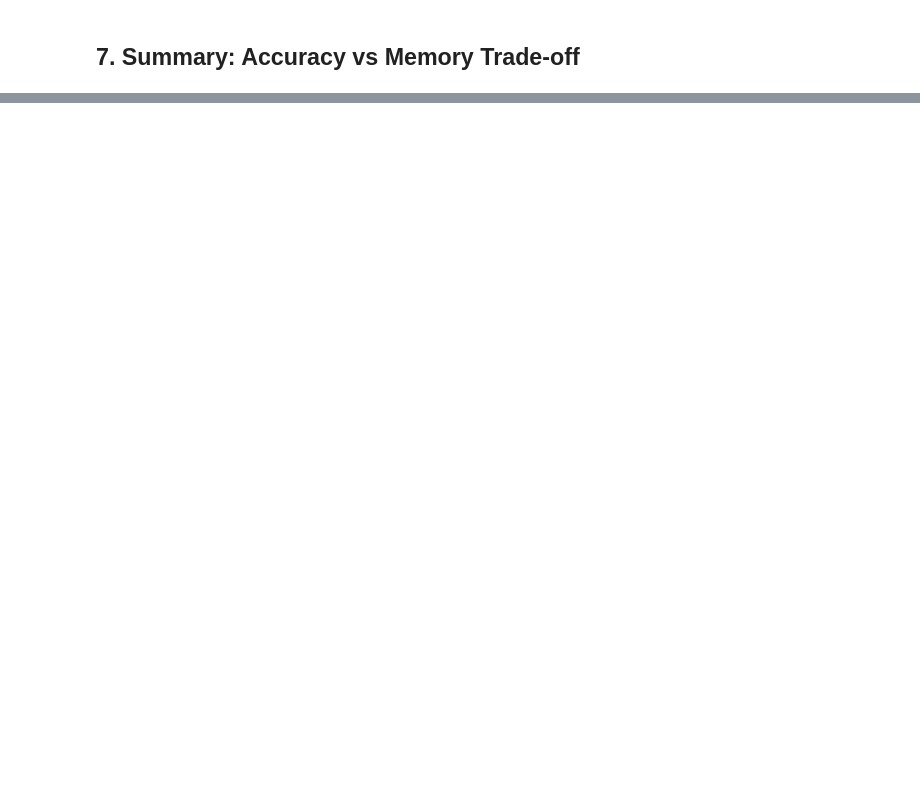
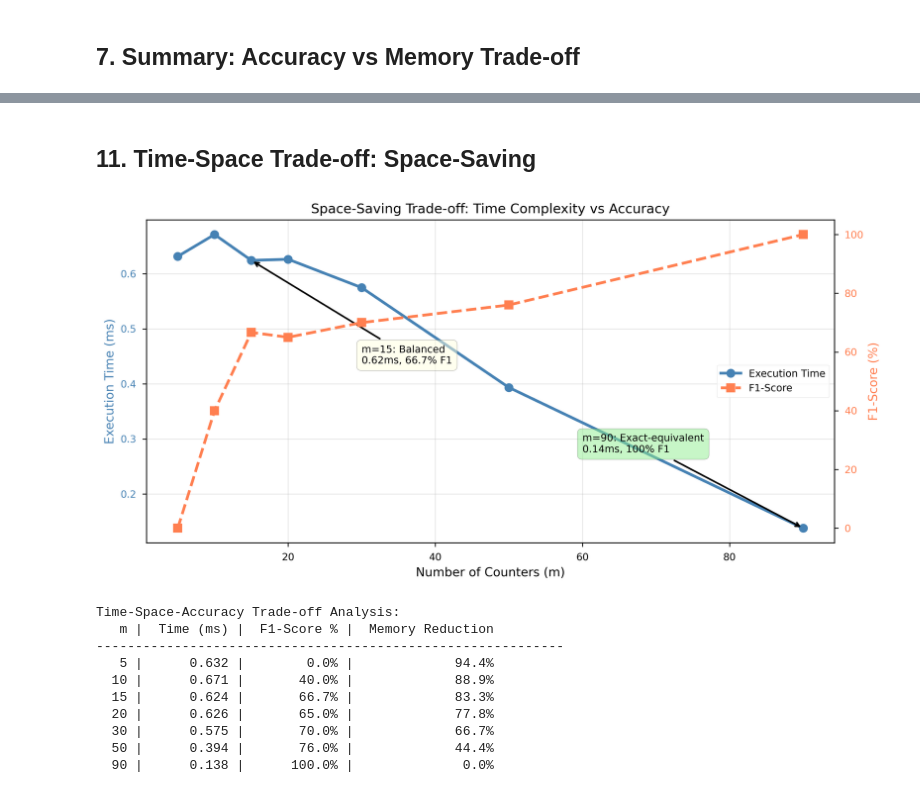
Before and after one commit to spraxx/data-stream-frequency-analysis, a Jupyter notebook: visualizations.ipynb, the cells around one changed output, grey strips where cells are left out. Cells and saved outputs as stored; diff of their text form; code cells hidden in the pictures; blank space fills up the shorter version.

```diff
--- a/visualizations.ipynb
+++ b/visualizations.ipynb
@@ -433,0 +584,74 @@ Error:
+# %% [markdown]
+## 11. Time-Space Trade-off: Space-Saving
+# %%
+# Extract Space-Saving data
+ss_exec_data = exec_times[exec_times['algorithm'].str.contains('Space-Saving')].copy()
+ss_exec_data['m_value'] = ss_exec_data['algorithm'].str.extract(r'm=(\d+)').astype(int)
+
+# Merge with performance data
+merged = pd.merge(ss_exec_data, ss_performance, left_on='m_value', right_on='top_k')
+
+# Create dual-axis plot
+fig, ax1 = plt.subplots(figsize=(10, 5))
+
+# Plot execution time on left axis
+color_time = 'steelblue'
+ax1.set_xlabel('Number of Counters (m)')
+ax1.set_ylabel('Execution Time (ms)', color=color_time)
+line1 = ax1.plot(merged['m_value'], merged['mean_time_ms'],
+                  linewidth=2.5, color=color_time, marker='o', markersize=8,
+                  label='Execution Time')
+ax1.tick_params(axis='y', labelcolor=color_time)
+ax1.grid(alpha=0.3)
+
+# Plot F1-score on right axis
+ax2 = ax1.twinx()
+color_accuracy = 'coral'
+ax2.set_ylabel('F1-Score (%)', color=color_accuracy)
+line2 = ax2.plot(merged['m_value'], merged['f1_score_pct'],
+                  linewidth=2.5, color=color_accuracy, marker='s', markersize=8,
+                  linestyle='--', label='F1-Score')
+ax2.tick_params(axis='y', labelcolor=color_accuracy)
+
+ax1.set_title('Space-Saving Trade-off: Time Complexity vs Accuracy')
+
+# Combine legends
+lines = line1 + line2
+labels = [l.get_label() for l in lines]
+ax1.legend(lines, labels, loc='center right')
+
+# Annotate sweet spot (m=15)
+sweet_spot = merged[merged['m_value'] == 15].iloc[0]
+ax1.annotate(f"m=15: Balanced\n{sweet_spot['mean_time_ms']:.2f}ms, {sweet_spot['f1_score_pct']:.1f}% F1",
+             xy=(15, sweet_spot['mean_time_ms']), xytext=(30, sweet_spot['mean_time_ms']*0.7),
+             arrowprops=dict(arrowstyle='->', color='black', lw=1.5),
+             fontsize=9, bbox=dict(boxstyle='round,pad=0.5', facecolor='lightyellow', alpha=0.5))
+
+# Annotate convergence (m=90)
+convergence = merged[merged['m_value'] == 90].iloc[0]
+ax1.annotate(f"m=90: Exact-equivalent\n{convergence['mean_time_ms']:.2f}ms, 100% F1",
+             xy=(90, convergence['mean_time_ms']), xytext=(60, convergence['mean_time_ms']*2),
+             arrowprops=dict(arrowstyle='->', color='black', lw=1.5),
+             fontsize=9, bbox=dict(boxstyle='round,pad=0.5', facecolor='lightgreen', alpha=0.5))
+
+plt.tight_layout()
+plt.show()
+
+print("Time-Space-Accuracy Trade-off Analysis:")
+print(f"{'m':>4} | {'Time (ms)':>10} | {'F1-Score %':>11} | {'Memory Reduction':>17}")
+print("-" * 60)
+for _, row in merged.iterrows():
+    memory_reduction = (1 - row['m_value']/90) * 100
+    print(f"{row['m_value']:>4.0f} | {row['mean_time_ms']:>10.3f} | {row['f1_score_pct']:>10.1f}% | {memory_reduction:>16.1f}%")
+# %% [output]
+[figure, added]
+Time-Space-Accuracy Trade-off Analysis:
+   m |  Time (ms) |  F1-Score % |  Memory Reduction
+------------------------------------------------------------
+   5 |      0.632 |        0.0% |             94.4%
+  10 |      0.671 |       40.0% |             88.9%
+  15 |      0.624 |       66.7% |             83.3%
+  20 |      0.626 |       65.0% |             77.8%
+  30 |      0.575 |       70.0% |             66.7%
+  50 |      0.394 |       76.0% |             44.4%
+  90 |      0.138 |      100.0% |              0.0%
```
Also changed, not shown: parts of 18 cells of this notebook, 8 other files.
